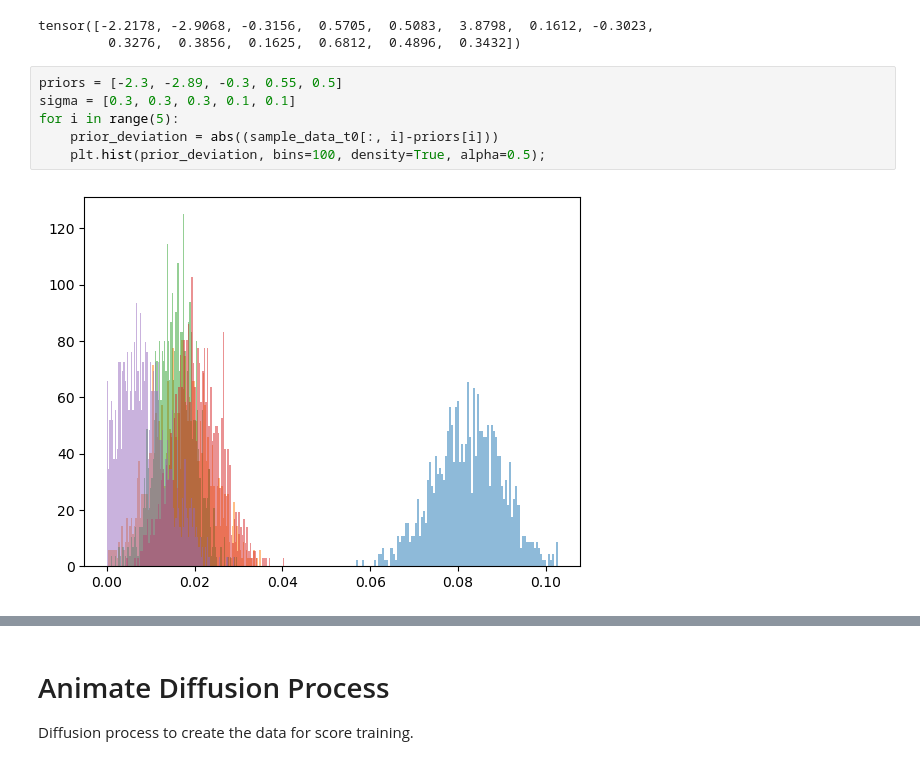
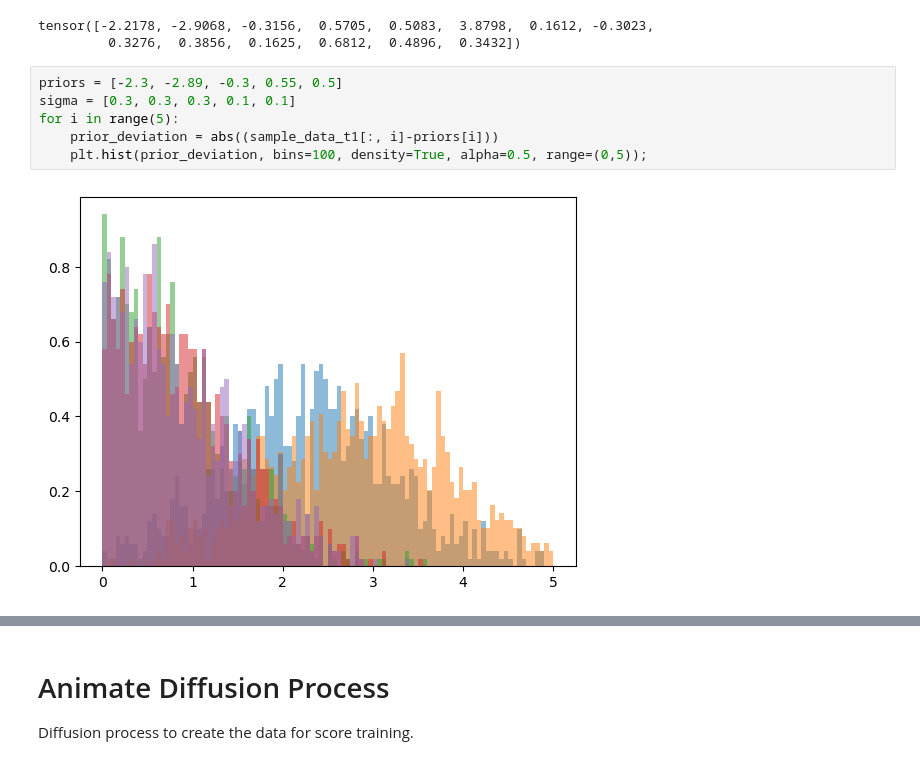
Before and after one commit to bGuenes/sbi_model_comparison, a Jupyter notebook: simformer_run.ipynb, the cells around one changed output, grey strips where cells are left out. Drawn from its saved outputs; the diff is of its cells as text.

```diff
--- a/simformer_run.ipynb
+++ b/simformer_run.ipynb
@@ -160,8 +246,8 @@ tensor([-2.2178, -2.9068, -0.3156,  0.5705,  0.5083,  3.8798,  0.1612, -0.3023,
 # %%
 priors = [-2.3, -2.89, -0.3, 0.55, 0.5]
 sigma = [0.3, 0.3, 0.3, 0.1, 0.1]
 for i in range(5):
-    prior_deviation = abs((sample_data_t0[:, i]-priors[i]))
-    plt.hist(prior_deviation, bins=100, density=True, alpha=0.5);
+    prior_deviation = abs((sample_data_t1[:, i]-priors[i]))
+    plt.hist(prior_deviation, bins=100, density=True, alpha=0.5, range=(0,5));
 # %% [output]
-[figure, old version]
+[figure, new version]
```
Also changed, not shown: parts of 2 cells of this notebook, 1 other file.
